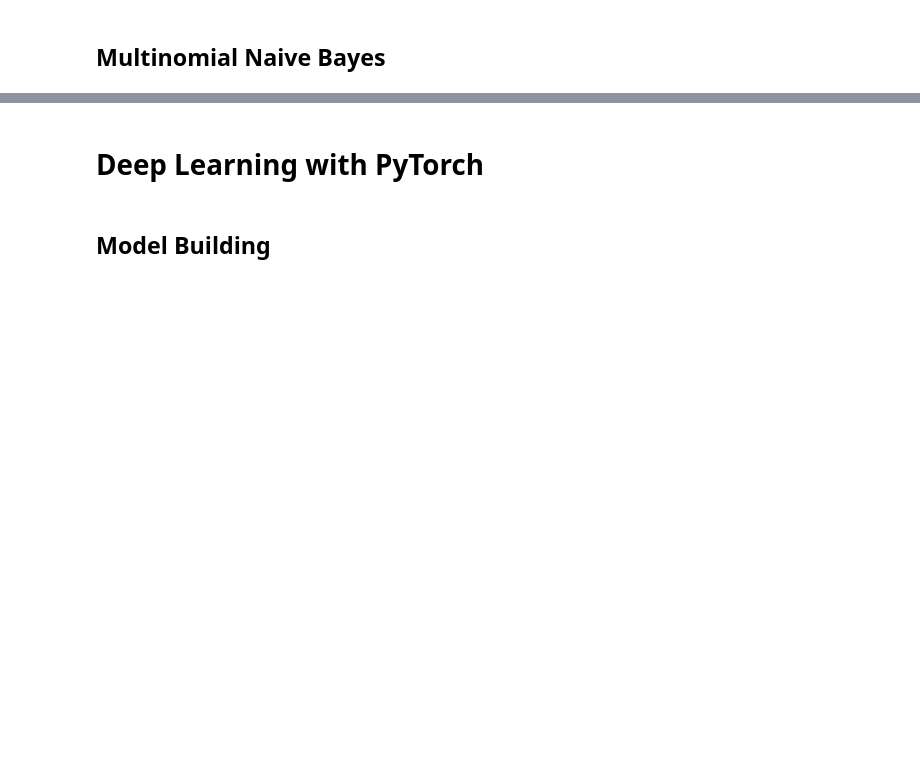
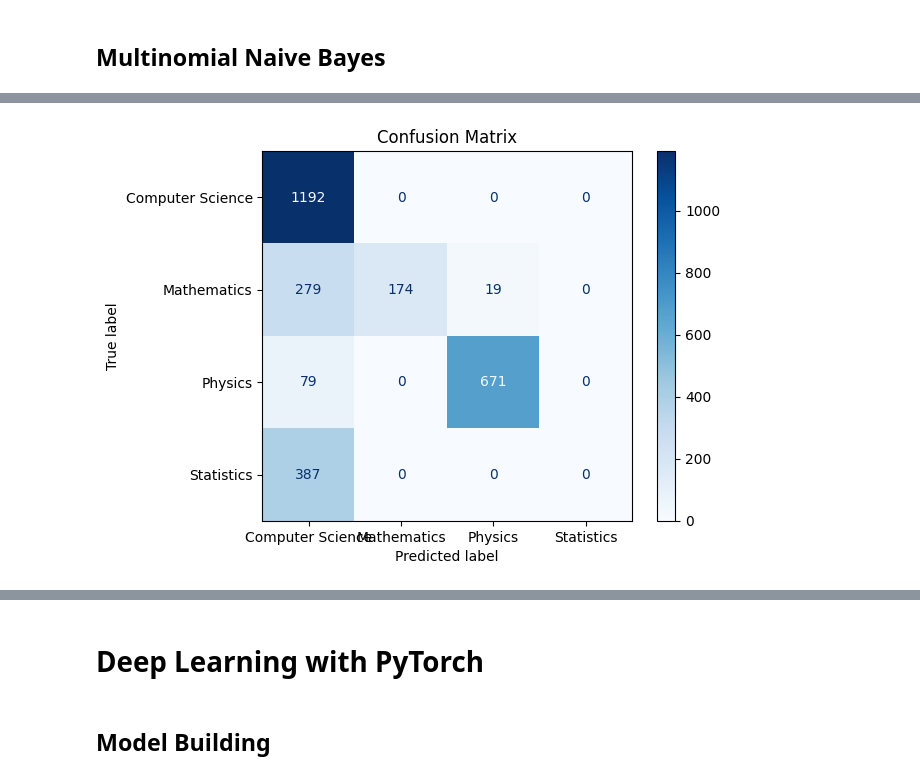
Before and after one commit to gulomovazukhrakhon/IU-Projects, a Jupyter notebook: NLP_Project/text-classification-for-topic-modelling.ipynb, the cells around one changed output, grey strips where cells are left out. Cells and saved outputs as stored; diff of their text form; code cells hidden in the pictures; blank space fills up the shorter version.

```diff
--- a/NLP_Project/text-classification-for-topic-modelling.ipynb
+++ b/NLP_Project/text-classification-for-topic-modelling.ipynb
@@ -255,3 +247,7 @@ accuracy_score(y_test,y_pred_nb)
+# %%
+plot_confusion_matrix(y_test, y_pred_nb, LABELS)
+# %% [output]
+[figure, added]
 # %%
 print(classification_report(y_test, y_pred_nb, zero_division=0))
 # %% [output]
```
Also changed, not shown: parts of 23 cells of this notebook.
